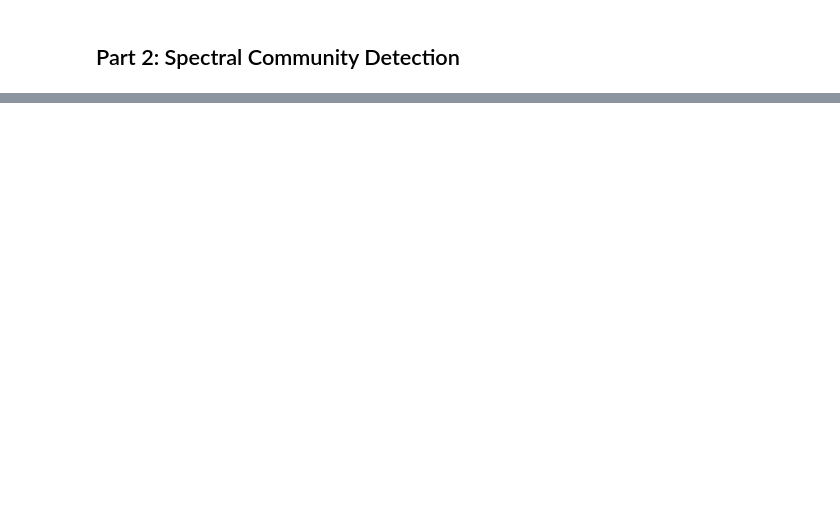
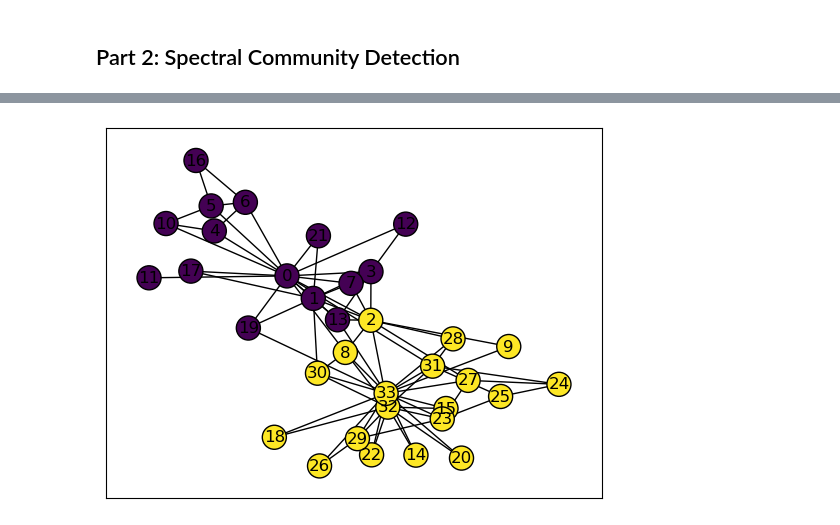
Before and after one commit to davidmbyrne/davidmbyrne.github.io, a Jupyter notebook: posts/unsupervised-learning/index.ipynb, the cells around one changed output, grey strips where cells are left out. Cells and saved outputs as stored; diff of their text form; code cells hidden in the pictures; blank space fills up the shorter version.

```diff
--- a/posts/unsupervised-learning/index.ipynb
+++ b/posts/unsupervised-learning/index.ipynb
@@ -49,0 +101,8 @@ compare_images(img, a)
+# %%
+G = nx.karate_club_graph()
+A = nx.adjacency_matrix(G).toarray()
+A = A + A.T
+A[A > 1] = 1
+
+
+print(A)
@@ -49,0 +117,8 @@ compare_images(img, a)
+# %%
+nx.draw_networkx(G, layout,
+        with_labels=True,
+        node_color = z,
+        edgecolors = "black" # confusingly, this is the color of node borders, not of edges
+        )
+# %% [output]
+[figure, added]
```
Also changed, not shown: parts of 6 cells of this notebook, 3 other files.
